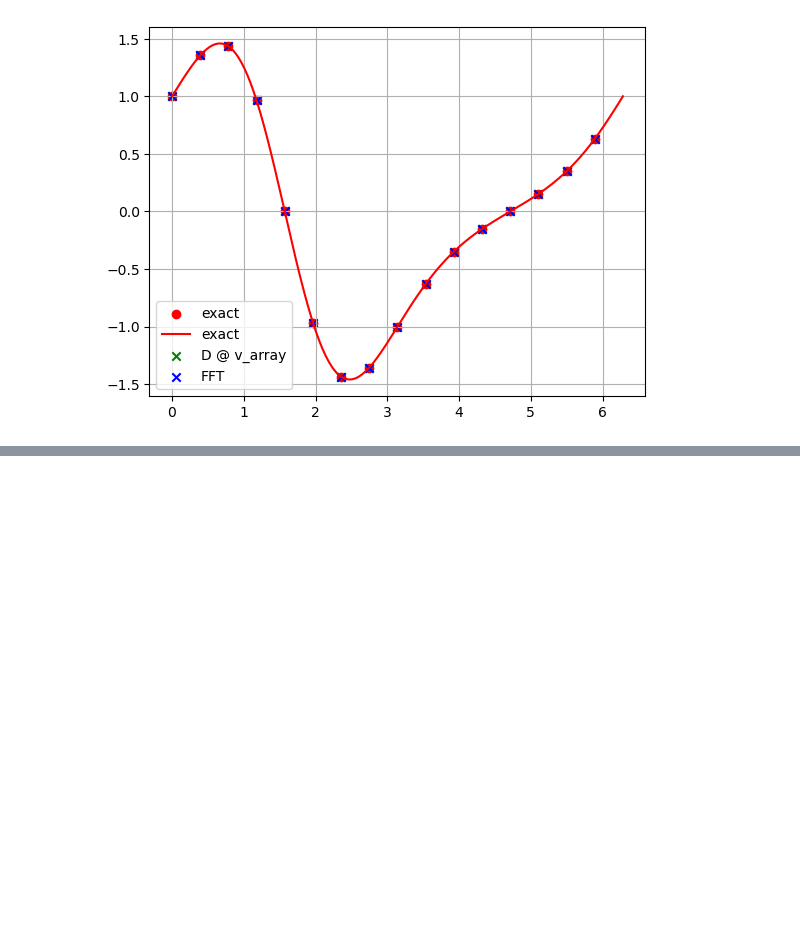
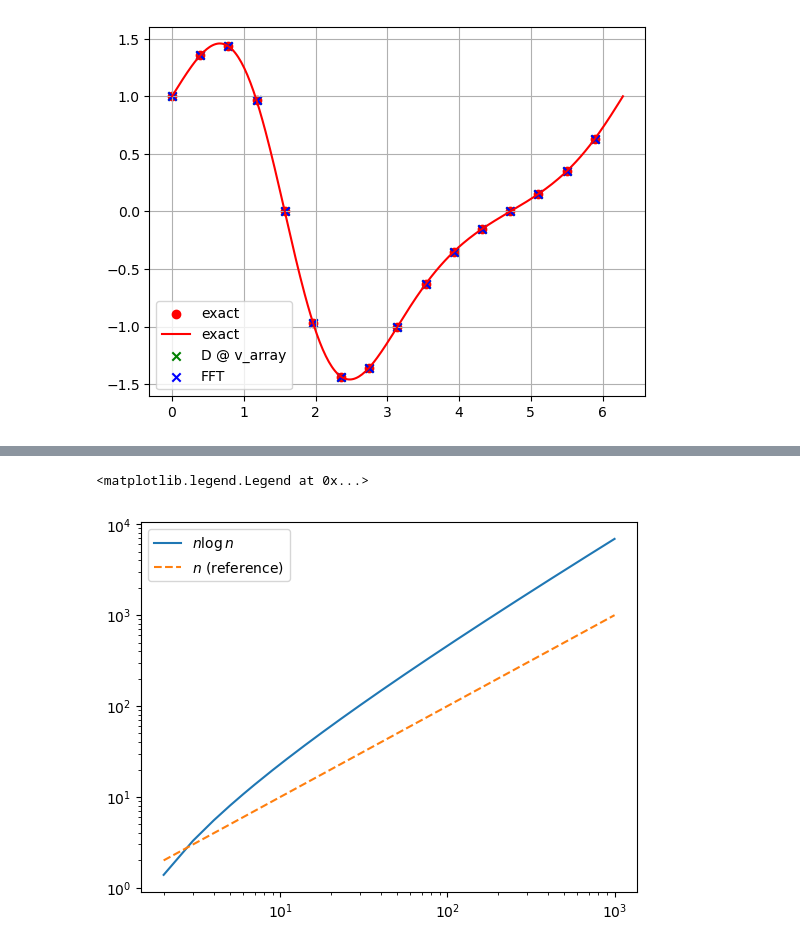
Before and after one commit to JeppeKlitgaard/02689-Advanced-Numerical-Methods, a Jupyter notebook: assignment_1/tb_exercise_1.ipynb, the cells around one changed output, grey strips where cells are left out. Drawn from its saved outputs; the diff is of its cells as text; code cells hidden in the pictures; blank space fills up the shorter version.

```diff
--- a/assignment_1/tb_exercise_1.ipynb
+++ b/assignment_1/tb_exercise_1.ipynb
@@ -344,0 +355,10 @@ beta_D = array([-17.83368187,   2.01803721]), beta_fft = array([-14.035914  ,
+# %%
+n = np.linspace(2, 1000, 1000)
+y = n * np.log(n)
+
+plt.loglog(n, y, label=r'$n \log n$')
+plt.loglog(n, n, '--', label=r'$n$ (reference)')
+plt.legend()
+# %% [output]
+<matplotlib.legend.Legend at 0x...>
+[figure, added]
```
Also changed, not shown: parts of 12 cells of this notebook, 3 other files.
